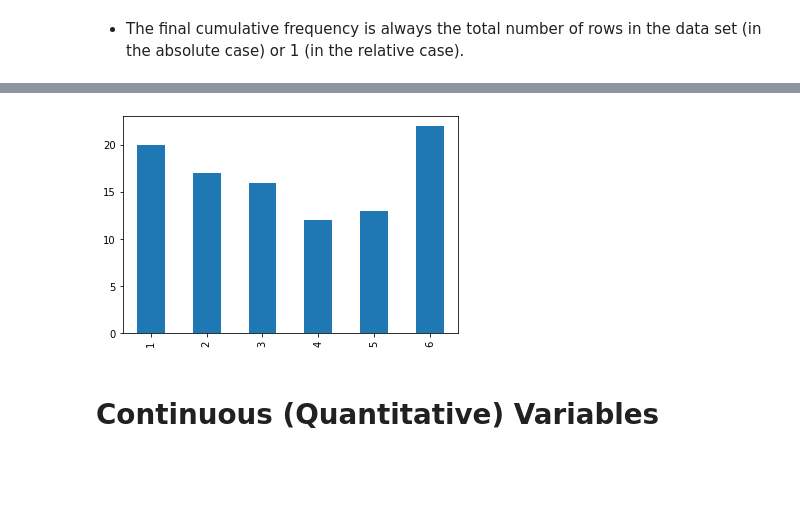
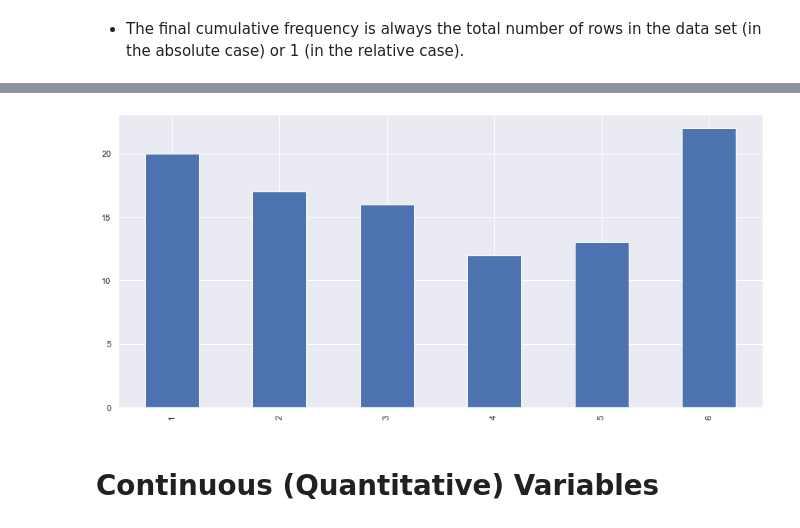
Before and after one commit to mbdfmad/fmad2223, a Jupyter notebook: 02-Exploratory Data Analysis.ipynb, the cells around one changed output, grey strips where cells are left out. Saved outputs shown, nothing was run; the diff lists cells and outputs as text; code cells hidden in the pictures; blank space fills up the shorter version.

```diff
--- a/02-Exploratory Data Analysis.ipynb
+++ b/02-Exploratory Data Analysis.ipynb
@@ -320,3 +361,5 @@ Name: A, dtype: float64
 # %%
+import seaborn as sns
+sns.set()
 plot = AbsFreq_X.plot.bar(rot=0, xlabel='A', ylabel ='Counts')
 # %% [output]
@@ -326,9 +369,10 @@ plot = AbsFreq_X.plot.bar(rot=0, xlabel='A', ylabel ='Counts')
 
 + The bar plot in this example gives us a visual summary of the *shape* of the data. In other words, we can see how the data is distributed among the different possible values. We will talk a lot about *distributions* in this course, and you can consider this humble bar plot as the first step in that direction.
 # %%
+sns.set()
 plot = X['A'].value_counts().sort_index().plot.bar()
 # %% [output]
-[figure, old version]
+[figure, new version]
 # %% [markdown]
 # Continuous (Quantitative) Variables
 # %% [markdown]
```
Also changed, not shown: parts of 102 cells of this notebook, 1 other file.
